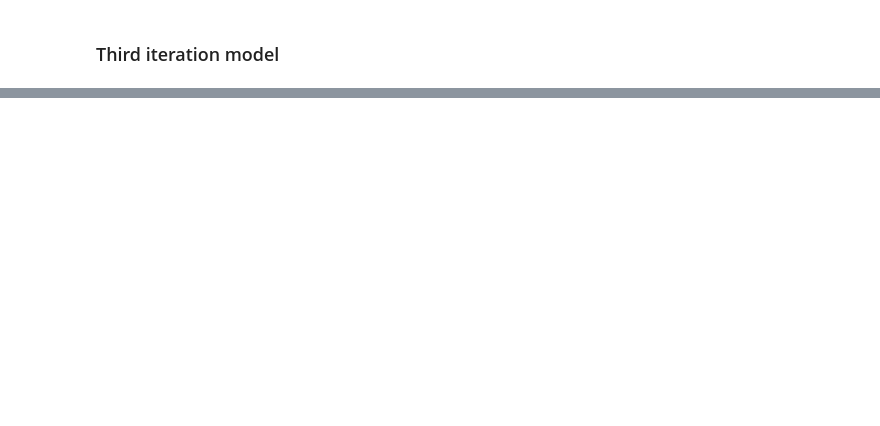
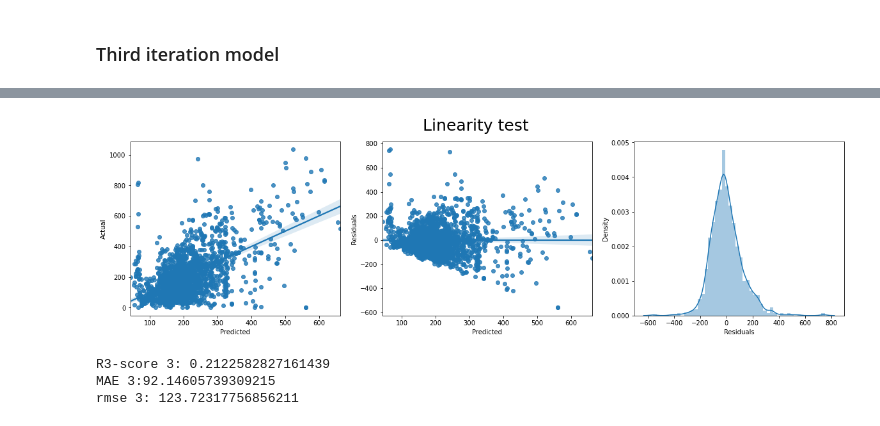
Before and after one commit to K4Ling/UrbanDataSc, a Jupyter notebook: Regressionmodel.ipynb, the cells around one changed output, grey strips where cells are left out. Cells and saved outputs as stored; diff of their text form; code cells hidden in the pictures; blank space fills up the shorter version.

Commit message:
regression_model

```diff
--- a/Regressionmodel.ipynb
+++ b/Regressionmodel.ipynb
@@ -266,0 +293,18 @@ rmse 2: 135.2342152961426
+# %%
+# residual analysis to determine whether assumption of linearity was correct
+residuals3 = regression_model3.resid
+predy_train3 = regression_model3.fittedvalues
+#y_train3 = y_train3.reshape(y_train3.shape[0], )
+
+linearity_check(x_train3, y_train3, residuals3, predy_train3)
+# %% [output]
+[figure, added]
+# %%
+R3score_model3, MAE_model3, rmse_model3 = get_teststats(y_test3, predy_test3)
+print(f'R3-score 3: {R3score_model3}')
+print(f'MAE 3:{MAE_model3}')
+print(f'rmse 3: {rmse_model3}')
+# %% [output]
+R3-score 3: 0.2122582827161439
+MAE 3:92.14605739309215
+rmse 3: 123.72317756856211
```
Also changed, not shown: parts of 16 cells of this notebook, 1 other file.
